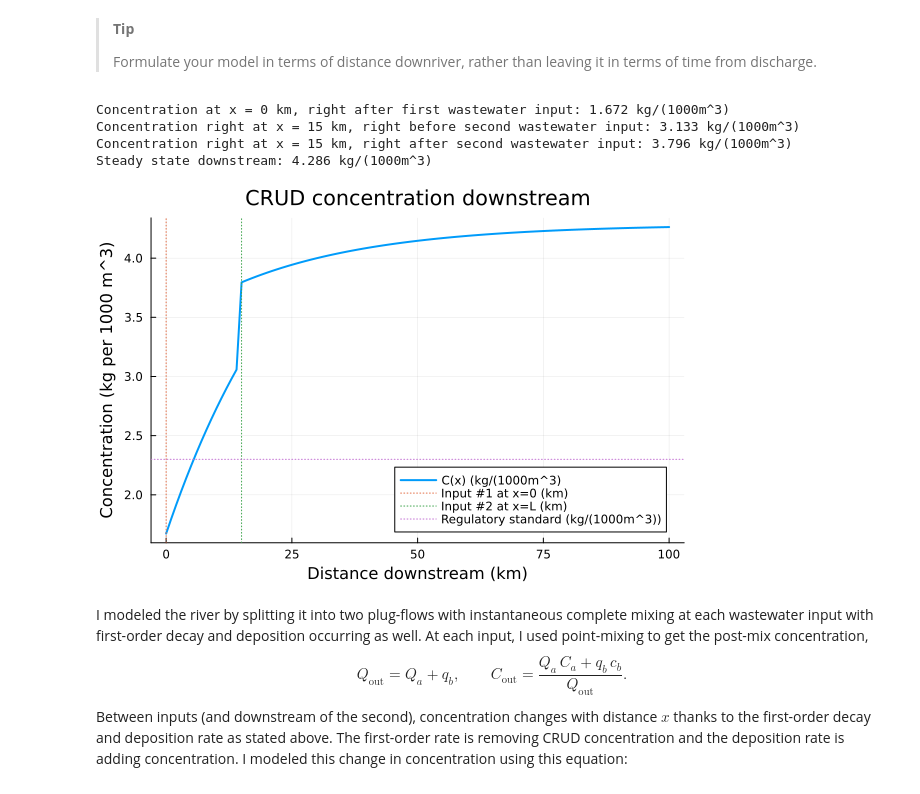
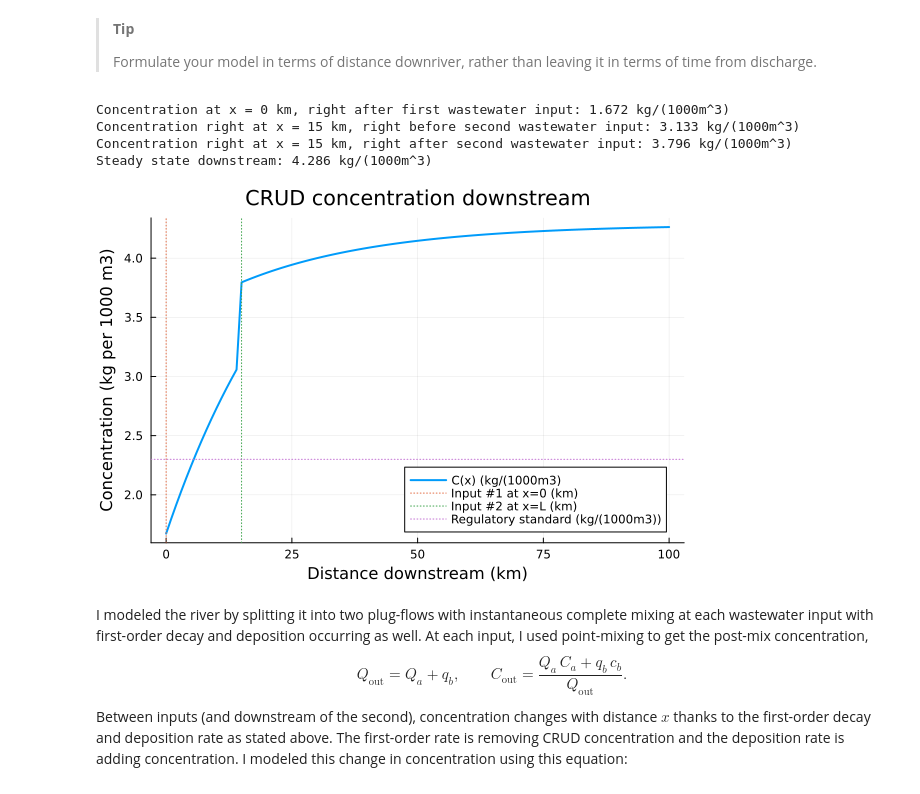
Before and after one commit to BEE4750-FA25/hw2-regina, a Jupyter notebook: hw02.ipynb, the cells around one changed output. Saved outputs shown, nothing was run; the diff lists cells and outputs as text; code cells hidden in the pictures.

```diff
--- a/hw02.ipynb
+++ b/hw02.ipynb
@@ -186,37 +182,37 @@ println("Concentration right at x = 15 km, right after second wastewater input:
 function model(x)
     if x < L #before 15 km
         C_out = steady_state_C(Q3) .+ (C3 - steady_state_C(Q3)) .* exp.((-k/v) .* (x))
         C = C_out .*1000
 
     else #beyond 15 km
         C_out = steady_state_C(Q4) .+ (C4 - steady_state_C(Q4)) .* exp.((-k/v) .* (x-L))
         C = C_out .*1000
     end
     return C
 end
 
 c_down_stream = steady_state_C(Q4)*1000
 println("Steady state downstream: ", round(c_down_stream, digits=3),  " kg/(1000m^3)")
 
 x = 0:1:100
 conc = model.(x)
 
 
-p = plot(x, conc, lw=2, label="C(x) (kg/(1000m^3)",
+p = plot(x, conc, lw=2, label="C(x) (kg/(1000m3)",
          xlabel="Distance downstream (km)",
-         ylabel="Concentration (kg per 1000 m^3)",
+         ylabel="Concentration (kg per 1000 m3)",
          title="CRUD concentration downstream")
 vline!(p, [0], ls=:dot, label="Input #1 at x=0 (km)")
 vline!(p, [L], ls=:dot, label="Input #2 at x=L (km)")
-hline!(p, [2.3], ls=:dot, label="Regulatory standard (kg/(1000m^3))")
+hline!(p, [2.3], ls=:dot, label="Regulatory standard (kg/(1000m3))")
 
 display(p)
 # %% [output]
 Concentration at x = 0 km, right after first wastewater input: 1.672 kg/(1000m^3)
 Concentration right at x = 15 km, right before second wastewater input: 3.133 kg/(1000m^3)
 Concentration right at x = 15 km, right after second wastewater input: 3.796 kg/(1000m^3)
 Steady state downstream: 4.286 kg/(1000m^3)
-[figure, old version]
+[figure, new version]
 # %% [markdown]
 I modeled the river by splitting it into two plug-flows with instantaneous complete mixing at each wastewater input with first-order decay and deposition occurring as well. At each input, I used point-mixing to get the post-mix concentration,
 $$
```
Also changed, not shown: parts of 1 cell of this notebook.
